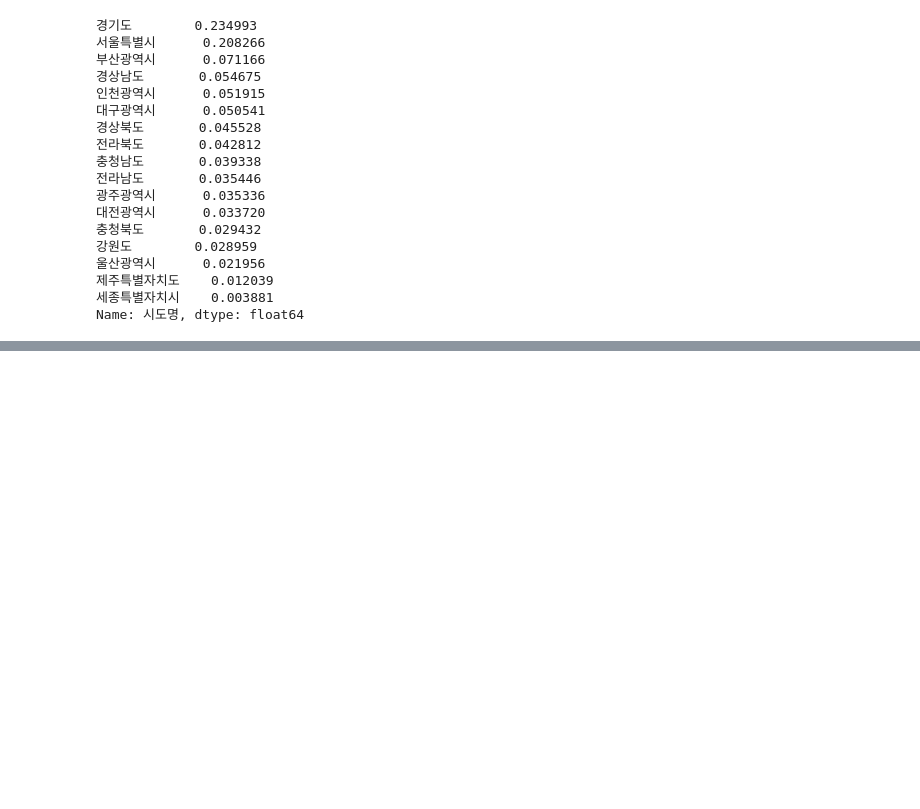
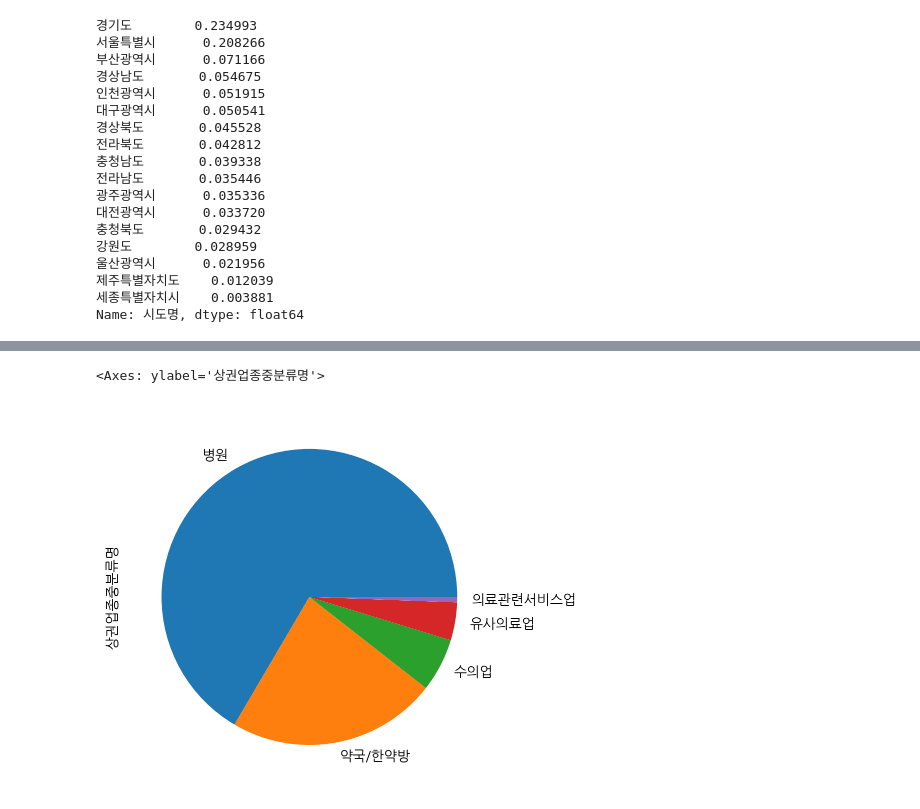
Before and after one commit to EUN-IVERSE/data_science01, a Jupyter notebook: EUN/3_서울_종합병원_분포_확인하기.ipynb, the cells around one changed output, grey strips where cells are left out. Cells and saved outputs as stored; diff of their text form; code cells hidden in the pictures; blank space fills up the shorter version.

```diff
--- a/EUN/3_서울_종합병원_분포_확인하기.ipynb
+++ b/EUN/3_서울_종합병원_분포_확인하기.ipynb
@@ -465,0 +442,3 @@ WARNING:matplotlib.font_manager:findfont: Font family 'AppleGothic' not found.
+# %%
+# normalize = True 를 사용해 비율 구하기
+n = df["상권업종중분류명"].value_counts(normalize = True)
@@ -465,0 +450,5 @@ WARNING:matplotlib.font_manager:findfont: Font family 'AppleGothic' not found.
+# %%
+n.plot.pie()
+# %% [output]
+<Axes: ylabel='상권업종중분류명'>
+[figure, added]
```
Also changed, not shown: parts of 17 cells of this notebook.
